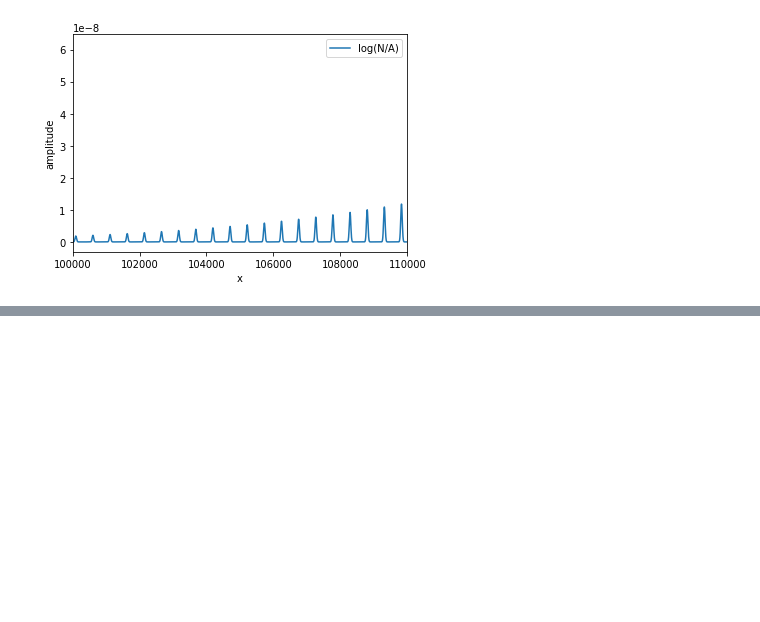
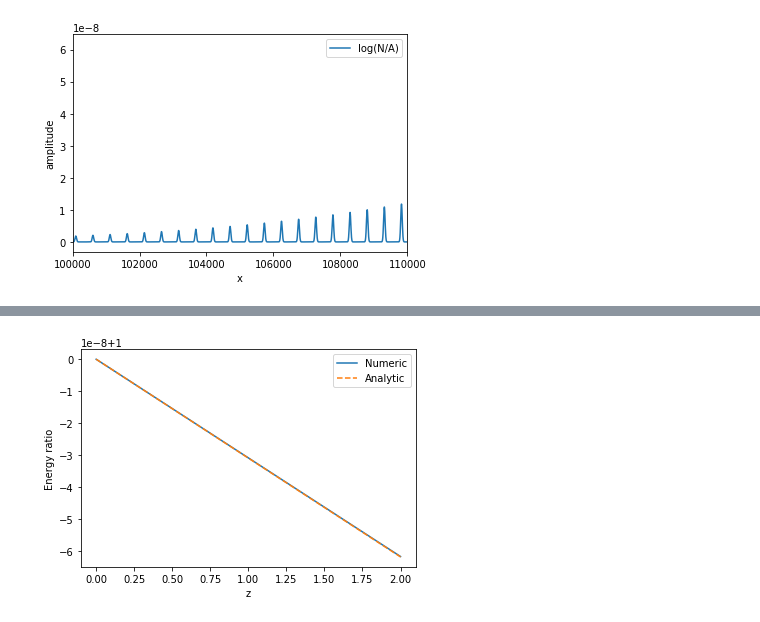
Before and after one commit to kimhong-chao/Project-PHY571, a Jupyter notebook: Design/Simul_laser_Beta_Normalised.ipynb, the cells around one changed output, grey strips where cells are left out. Drawn from its saved outputs; the diff is of its cells as text; code cells hidden in the pictures; blank space fills up the shorter version.

```diff
--- a/Design/Simul_laser_Beta_Normalised.ipynb
+++ b/Design/Simul_laser_Beta_Normalised.ipynb
@@ -338,0 +356,22 @@ Standard deviation:  4.81583772334e-09
+# %%
+E0 = np.max(laser.matrix2[0])
+def emax(z):
+    return (2*const2*(K-1)*z + E0**(2-2*K))**(1/(K-1))
+
+list_emax = []
+for i in range(Nz):
+    E = np.max(laser.matrix[i])
+    list_emax.append(E)
+list_emax = np.asarray(list_emax)
+norm = list_emax[0]
+x = np.linspace(0, Lz, Nz)
+fig, ax = plt.subplots()
+ax.plot(x, list_emax/list_emax[0], label = 'Numeric')
+ax.plot(x, emax(x)/emax(x[0]), label = 'Analytic', linestyle= 'dashed')
+ax.set_xlabel('z')
+ax.set_ylabel('Energy ratio')
+ax.legend()
+#plt.ylim(0.5, 1.5)
+fig.show()
+# %% [output]
+[figure, added]
```
Also changed, not shown: parts of 3 cells of this notebook, 3 other files.
